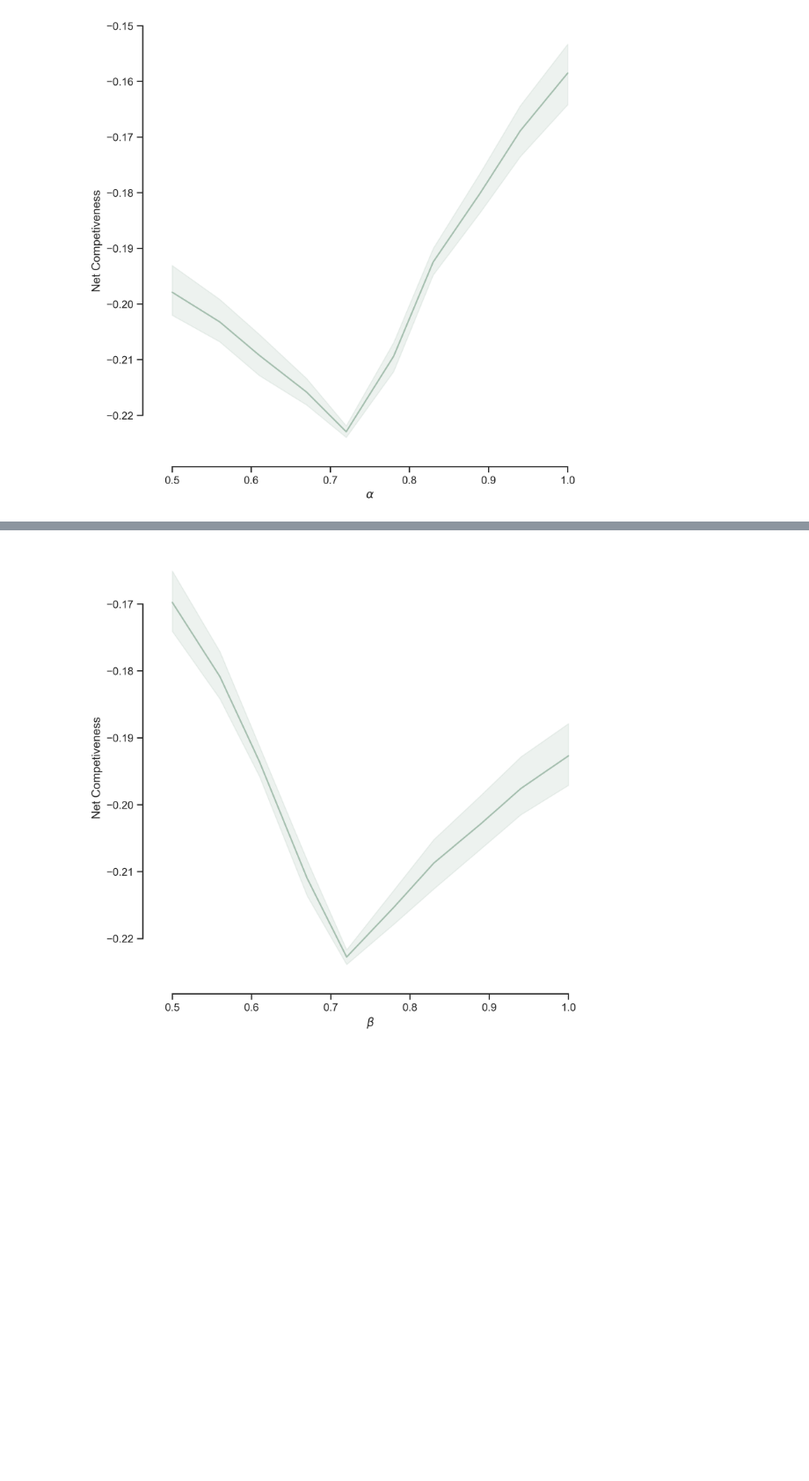
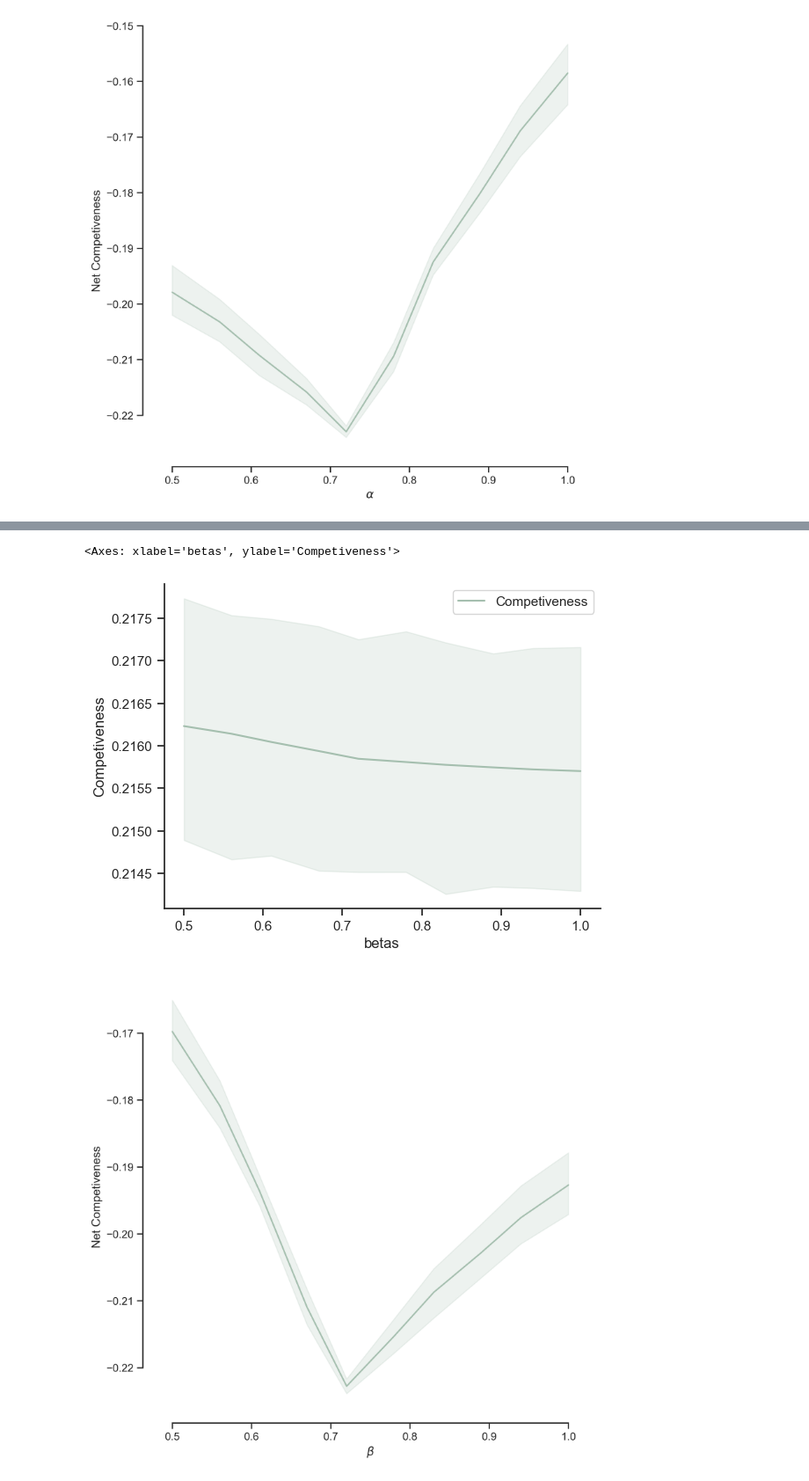
Before and after one commit to IVAN-Hu-yi/CellSizeBCAu, a Jupyter notebook: Code/network.ipynb, the cells around one changed output, grey strips where cells are left out. Shown at 88% size. Drawn from its saved outputs; the diff is of its cells as text; code cells hidden in the pictures; blank space fills up the shorter version.

```diff
--- a/Code/network.ipynb
+++ b/Code/network.ipynb
@@ -177,3 +203,8 @@ densitydfb.index = np.arange(100)
+# %%
+sns.lineplot(data=comp_dfb, x='betas', y='Competiveness', color='#A5BFAF', label='Competiveness')
+# %% [output]
+<Axes: xlabel='betas', ylabel='Competiveness'>
+[figure, added]
 # %%
 fig, axes = plt.subplots(1, 1, figsize=(8, 8), dpi=350)
 custom_params = {"axes.spines.right": False, "axes.spines.top": False}
```
Also changed, not shown: parts of 2 cells of this notebook, 5 other files.
